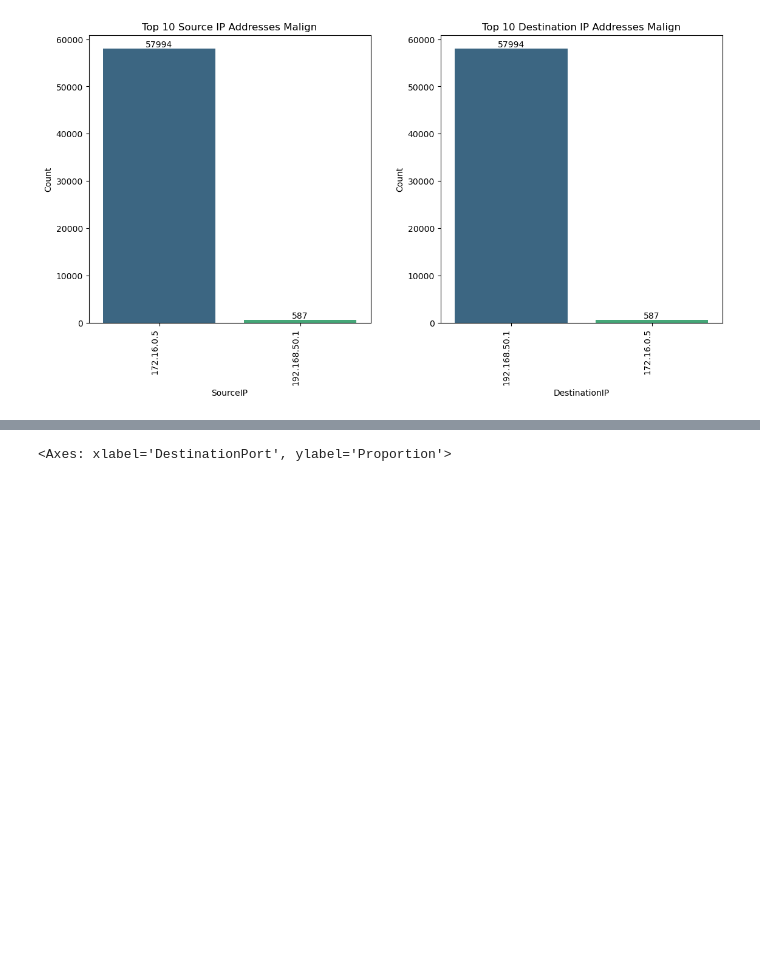
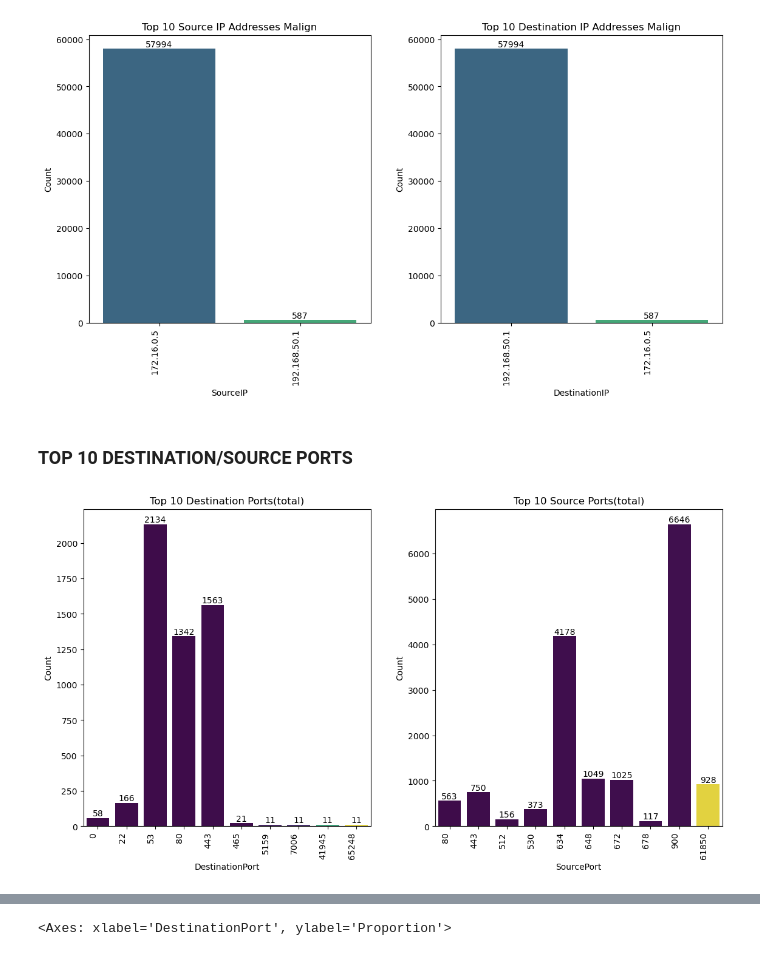
Before and after one commit to alby0304/DDoS_Attacks_Detection-Characterization, a Jupyter notebook: script.ipynb, the cells around one changed output, grey strips where cells are left out. Drawn from its saved outputs; the diff is of its cells as text; code cells hidden in the pictures; blank space fills up the shorter version.

Commit message:
fix della cella sourc/dest ip + new plots src/dst ports

```diff
--- a/script.ipynb
+++ b/script.ipynb
@@ -356,3 +356,53 @@ for p in ax.patches:
 plt.tight_layout(pad=3)
 # %% [output]
 [figure]
+# %% [markdown]
+### TOP 10 DESTINATION/SOURCE PORTS
+# %%
+plt.figure(figsize=(12, 7))
+
+plt.subplot(1,2,1)
+Destination_Port_dist = df['DestinationPort'].value_counts().head(10)
+Destination_Port_dist = pd.DataFrame(Destination_Port_dist)
+Destination_Port_dist.columns = ['Count']
+ax = sns.barplot(
+    data = Destination_Port_dist,
+    x = 'DestinationPort',
+    y = 'Count',
+    palette='viridis',
+    hue = 'DestinationPort',
+    legend = False
+
+)
+plt.title('Top 10 Destination Ports(total)')
+plt.xticks(rotation=90, ha='right')
+
+for p in ax.patches:
+    height = p.get_height()
+    ax.annotate(f'{int(height)}', (p.get_x() + p.get_width() / 2, height), ha='center', va='bottom')
+
+
+# secondo subplot, quello a destra
+plt.subplot(1,2,2)
+Source_Port_dist= df['SourcePort'].value_counts().head(10)
+Source_Port_dist = pd.DataFrame(Source_Port_dist)
+Source_Port_dist.columns = ['Count']
+ax = sns.barplot(
+    data = Source_Port_dist,
+    x = 'SourcePort',
+    y = 'Count',
+    palette='viridis',
+    hue = 'SourcePort',
+    legend = False
+
+)
+plt.xticks(rotation=90, ha='right')
+plt.title('Top 10 Source Ports(total)')
+
+for p in ax.patches:
+    height = p.get_height()
+    ax.annotate(f'{int(height)}', (p.get_x() + p.get_width() / 2, height), ha='center', va='bottom')
+
+plt.tight_layout(pad=3)
+# %% [output]
+[figure, added]
```
Also changed, not shown: parts of 10 cells of this notebook.
